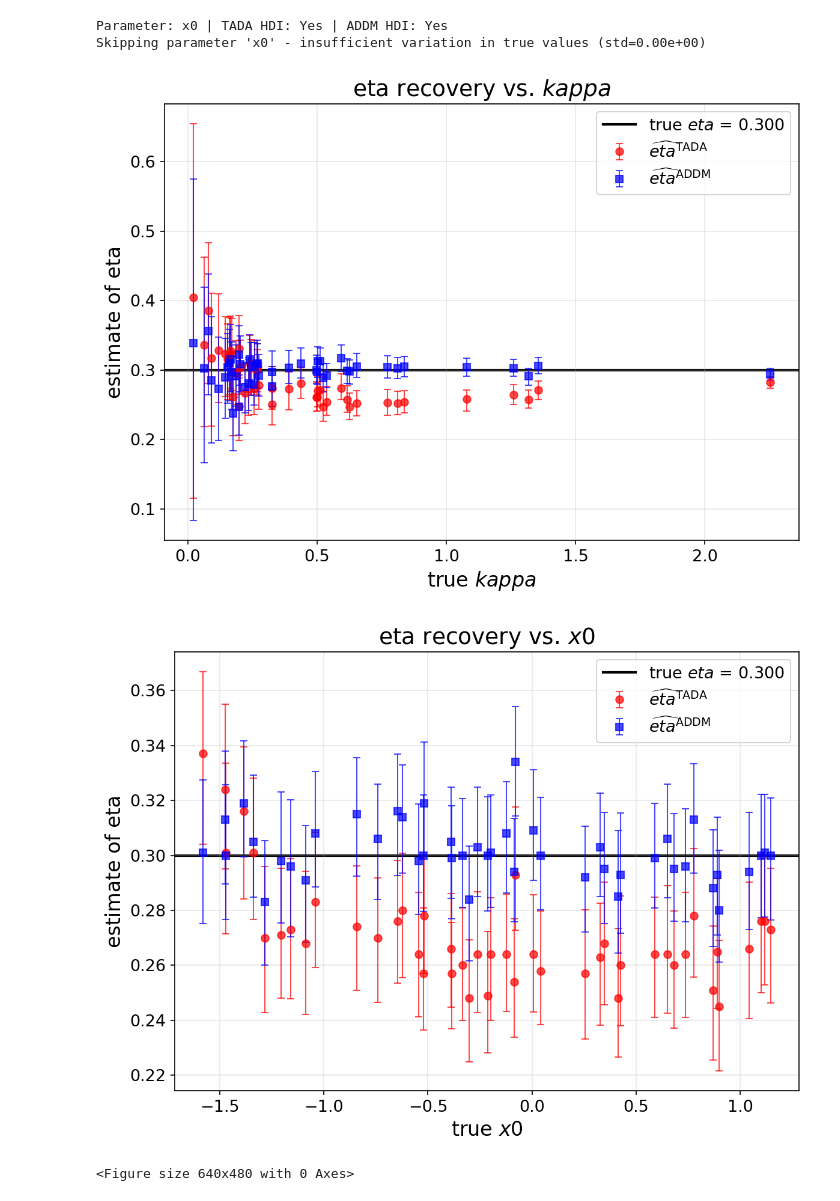
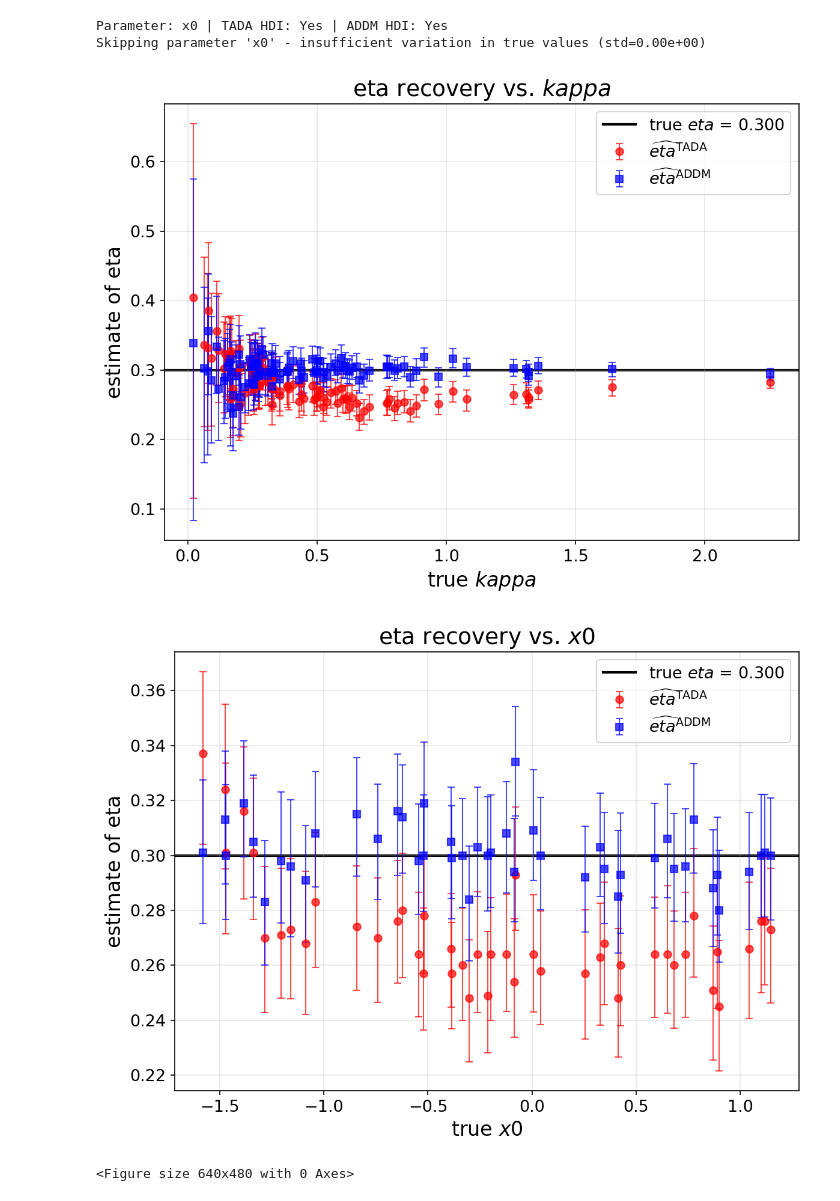
Before and after one commit to AndrewZhang599/efficient-fpt, a Jupyter notebook: examples/param_recovery_scripts/plot_param_recovery_results.ipynb, the cells around one changed output. Drawn from its saved outputs; the diff is of its cells as text; code cells hidden in the pictures.

```diff
--- a/examples/param_recovery_scripts/plot_param_recovery_results.ipynb
+++ b/examples/param_recovery_scripts/plot_param_recovery_results.ipynb
@@ -331,35 +331,35 @@ def plot_eta_recovery_vs_param(param_recovery_df, varied_param, ax=None, title=N
         ax.errorbar(x_vals, addm_eta, yerr=addm_yerr,
                     fmt='s', color='blue', alpha=0.7, markersize=6,
                     capsize=3, capthick=1, elinewidth=1,
                     label=r'$\widehat{eta}^{\mathrm{ADDM}}$', zorder=2)
     else:
         ax.scatter(x_vals, addm_eta, color='blue', alpha=0.7, s=50,
                    label=r'$\widehat{eta}^{\mathrm{ADDM}}$', zorder=2)
 
     ax.set_xlabel(f'true ${varied_param}$', fontsize=16)
     ax.set_ylabel(r'estimate of eta', fontsize=16)
     ax.set_title(title or f'eta recovery vs. ${varied_param}$', fontsize=18)
     ax.legend(fontsize=13)
     ax.tick_params(axis='both', labelsize=13)
     ax.grid(True, alpha=0.3)
 
     if standalone:
         plt.tight_layout()
         plt.show()
 
 
 # --- Plot all three side by side ---
 # fig, axes = plt.subplots(1, 3, figsize=(22, 7), dpi=150)
 
-plot_eta_recovery_vs_param(param_recovery_kappa_simulate_2_clean[:46], 'kappa')
+plot_eta_recovery_vs_param(param_recovery_kappa_simulate_2_clean, 'kappa')
 plot_eta_recovery_vs_param(param_recovery_x0_simulate_2_clean,    'x0')
 
 # fig.suptitle(r'Recovery of eta across varied parameter simulations', fontsize=20, y=1.02)
 plt.tight_layout()
 # plt.savefig("eta_recovery_vs_params.png", bbox_inches="tight")
 plt.show()
 # %% [output]
-[figure, old version]
+[figure, new version]
 [figure]
 <Figure size 640x480 with 0 Axes>
 # %%
```
Also changed, not shown: parts of 1 cell of this notebook, 1 other file.
